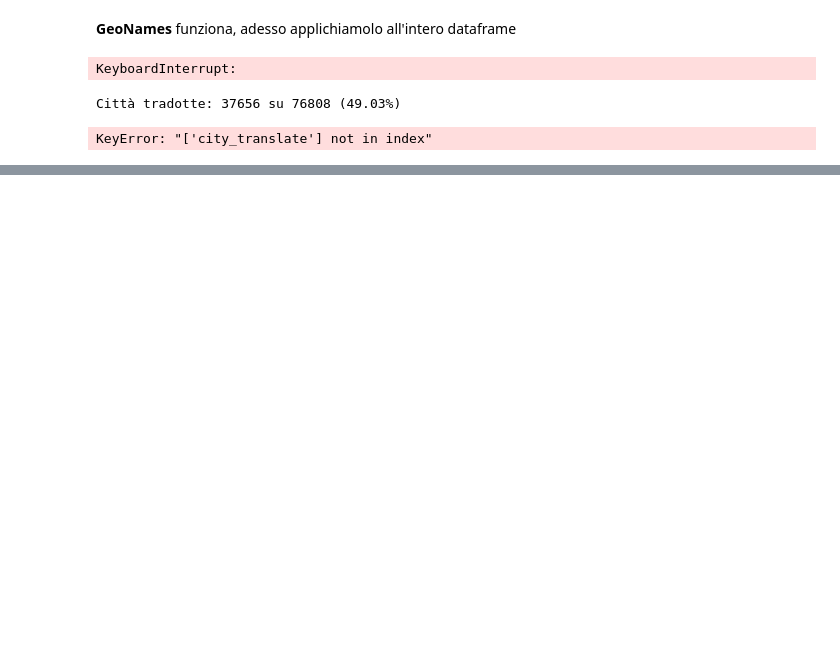
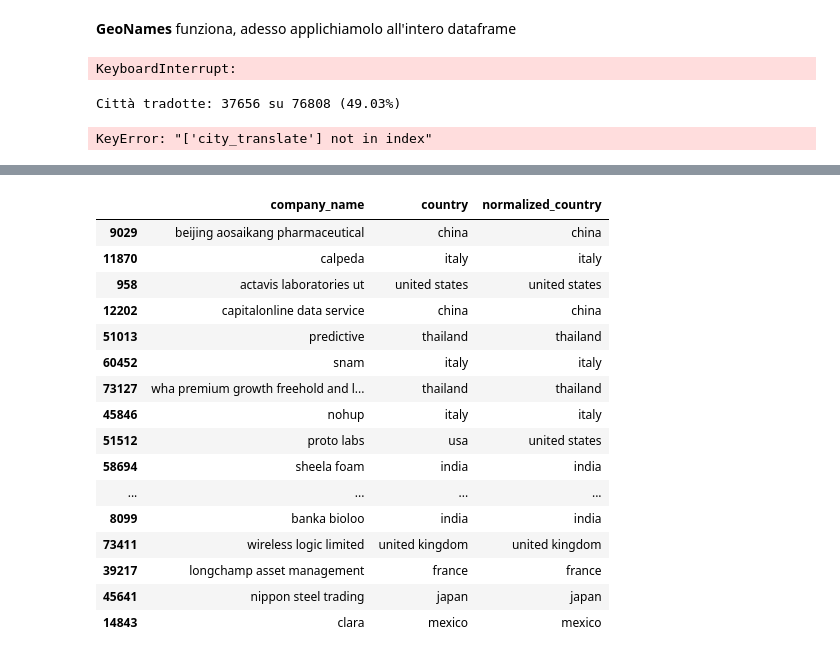
Before and after one commit to MatVitale6/IngegneriaDeiDatiProject, a Jupyter notebook: homework5/record_linkage/normalize_companies.ipynb, the cells around one changed output, grey strips where cells are left out. Drawn from its saved outputs; the diff is of its cells as text; code cells hidden in the pictures; blank space fills up the shorter version.

Commit message:
prima normalizzazione country

```diff
--- a/homework5/record_linkage/normalize_companies.ipynb
+++ b/homework5/record_linkage/normalize_companies.ipynb
@@ -330,3 +341,6 @@ companies_df[['company_name', 'city', 'city_translate']].to_csv('translated_citi
 # %% [output]
 Città tradotte: 37656 su 76808 (49.03%)
 KeyError: "['city_translate'] not in index"
+# %%
+filtered_df = companies_df[companies_df['country'].notna() & (companies_df['country'].str.strip() != "")].copy()
+display(filtered_df[['company_name', 'country']].sample(25))
@@ -332,0 +393,37 @@ KeyError: "['city_translate'] not in index"
+# %%
+import re
+
+# Nuovo dizionario di sostituzione per i codici che iniziano con "it" seguiti da numeri
+CODE_REPLACEMENTS = {
+    r"\bit\d+\b": "italy"  # Codici fiscali italiani che iniziano con "it" seguito da numeri (lunghezza variabile)
+}
+
+# Funzione per normalizzare il paese usando il dizionario
+def normalize_country(country):
+    # Rimuove gli spazi, converte tutto in minuscolo e cerca nel dizionario
+    country = country.strip().lower()
+    return country_mapping.get(country, country)  # Restituisce il nome completo o il valore originale
+
+# Applicare la normalizzazione della colonna 'country'
+filtered_df['normalized_country'] = filtered_df['country'].apply(normalize_country)
+
+# Visualizzare una selezione casuale delle righe per verificare
+display(filtered_df[['company_name', 'country', 'normalized_country']].sample(25))
+# %% [output]
+|  | company_name | country | normalized_country |
+| 9029 | beijing aosaikang pharmaceutical | china | china |
+| 11870 | calpeda | italy | italy |
+| 958 | actavis laboratories ut | united states | united states |
+| 12202 | capitalonline data service | china | china |
+| 51013 | predictive | thailand | thailand |
+| 60452 | snam | italy | italy |
+| 73127 | wha premium growth freehold and l... | thailand | thailand |
+| 45846 | nohup | italy | italy |
+| 51512 | proto labs | usa | united states |
+| 58694 | sheela foam | india | india |
+| ... | ... | ... | ... |
+| 8099 | banka bioloo | india | india |
+| 73411 | wireless logic limited | united kingdom | united kingdom |
+| 39217 | longchamp asset management | france | france |
+| 45641 | nippon steel trading | japan | japan |
+| 14843 | clara | mexico | mexico |
```
Also changed, not shown: parts of 6 cells of this notebook.
